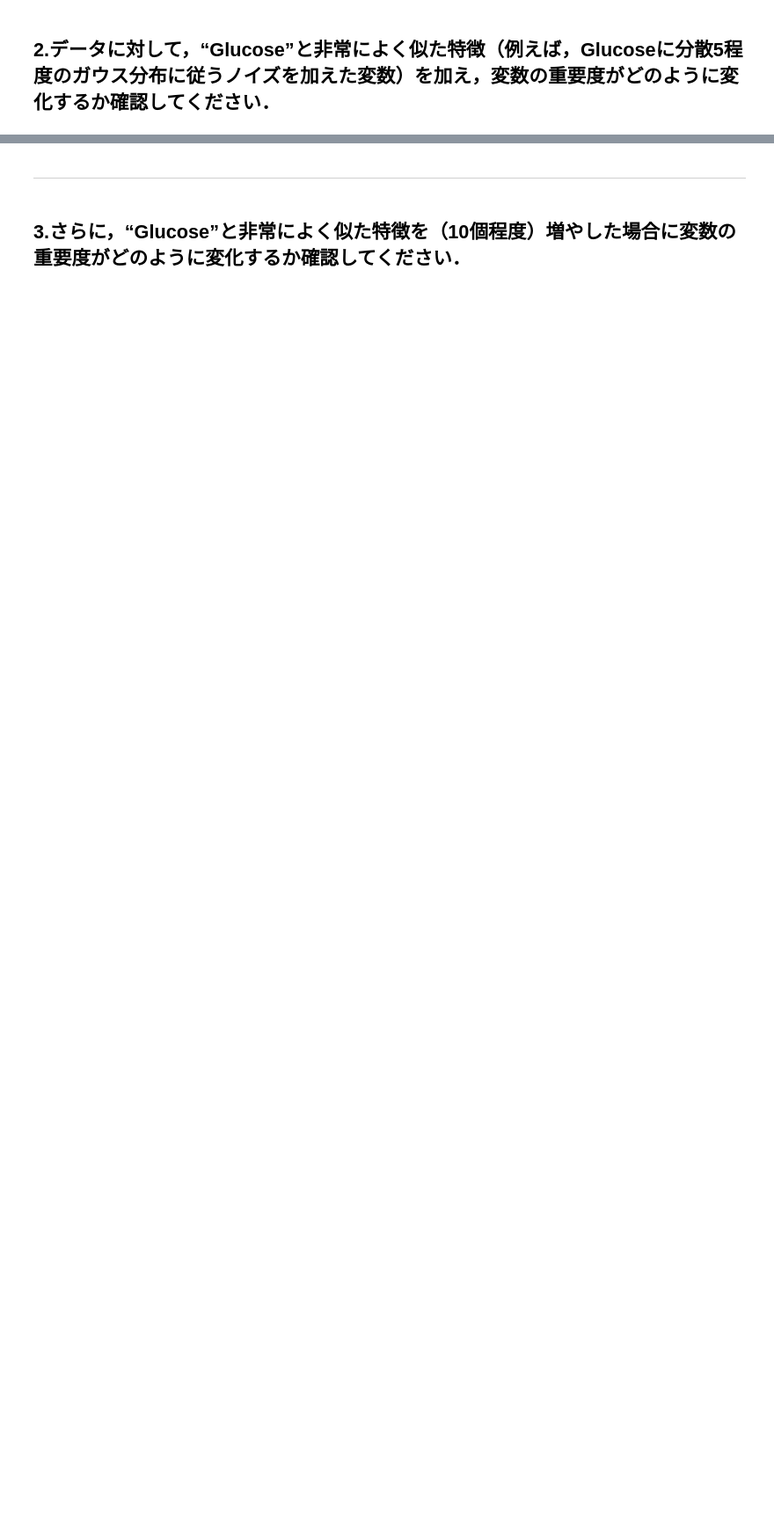
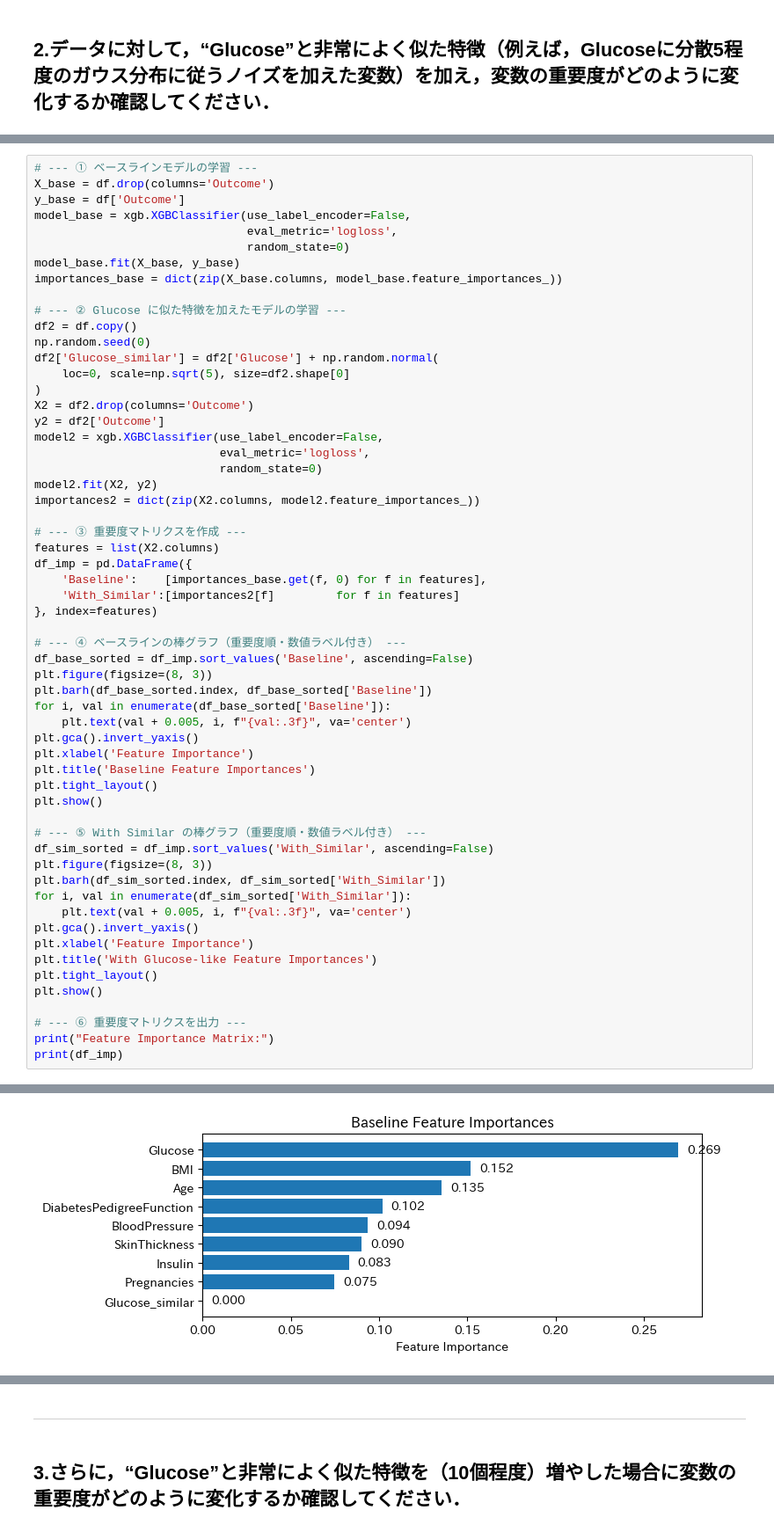
Before and after one commit to souldrive7/ECP, a Jupyter notebook: 教師あり学習‗課題‗飯山先生‗xgboost.ipynb, the cells around one changed output, grey strips where cells are left out. Shown at 88% size. Drawn from its saved outputs; the diff is of its cells as text; blank space fills up the shorter version.

```diff
--- a/教師あり学習‗課題‗飯山先生‗xgboost.ipynb
+++ b/教師あり学習‗課題‗飯山先生‗xgboost.ipynb
@@ -408,0 +308,59 @@ print("元の Glucose のスコアがやや低下していることが確認で
+# %%
+# --- ① ベースラインモデルの学習 ---
+X_base = df.drop(columns='Outcome')
+y_base = df['Outcome']
+model_base = xgb.XGBClassifier(use_label_encoder=False,
+                               eval_metric='logloss',
+                               random_state=0)
+model_base.fit(X_base, y_base)
+importances_base = dict(zip(X_base.columns, model_base.feature_importances_))
+
+# --- ② Glucose に似た特徴を加えたモデルの学習 ---
+df2 = df.copy()
+np.random.seed(0)
+df2['Glucose_similar'] = df2['Glucose'] + np.random.normal(
+    loc=0, scale=np.sqrt(5), size=df2.shape[0]
+)
+X2 = df2.drop(columns='Outcome')
+y2 = df2['Outcome']
+model2 = xgb.XGBClassifier(use_label_encoder=False,
+                           eval_metric='logloss',
+                           random_state=0)
+model2.fit(X2, y2)
+importances2 = dict(zip(X2.columns, model2.feature_importances_))
+
+# --- ③ 重要度マトリクスを作成 ---
+features = list(X2.columns)
+df_imp = pd.DataFrame({
+    'Baseline':    [importances_base.get(f, 0) for f in features],
+    'With_Similar':[importances2[f]         for f in features]
+}, index=features)
+
+# --- ④ ベースラインの棒グラフ（重要度順・数値ラベル付き） ---
+df_base_sorted = df_imp.sort_values('Baseline', ascending=False)
+plt.figure(figsize=(8, 3))
+plt.barh(df_base_sorted.index, df_base_sorted['Baseline'])
+for i, val in enumerate(df_base_sorted['Baseline']):
+    plt.text(val + 0.005, i, f"{val:.3f}", va='center')
+plt.gca().invert_yaxis()
+plt.xlabel('Feature Importance')
+plt.title('Baseline Feature Importances')
+plt.tight_layout()
+plt.show()
+
+# --- ⑤ With Similar の棒グラフ（重要度順・数値ラベル付き） ---
+df_sim_sorted = df_imp.sort_values('With_Similar', ascending=False)
+plt.figure(figsize=(8, 3))
+plt.barh(df_sim_sorted.index, df_sim_sorted['With_Similar'])
+for i, val in enumerate(df_sim_sorted['With_Similar']):
+    plt.text(val + 0.005, i, f"{val:.3f}", va='center')
+plt.gca().invert_yaxis()
+plt.xlabel('Feature Importance')
+plt.title('With Glucose-like Feature Importances')
+plt.tight_layout()
+plt.show()
+
+# --- ⑥ 重要度マトリクスを出力 ---
+print("Feature Importance Matrix:")
+print(df_imp)
+# %% [output]
@@ -408,0 +373 @@ print("元の Glucose のスコアがやや低下していることが確認で
+[figure, added]
```
Also changed, not shown: parts of 21 cells of this notebook.
